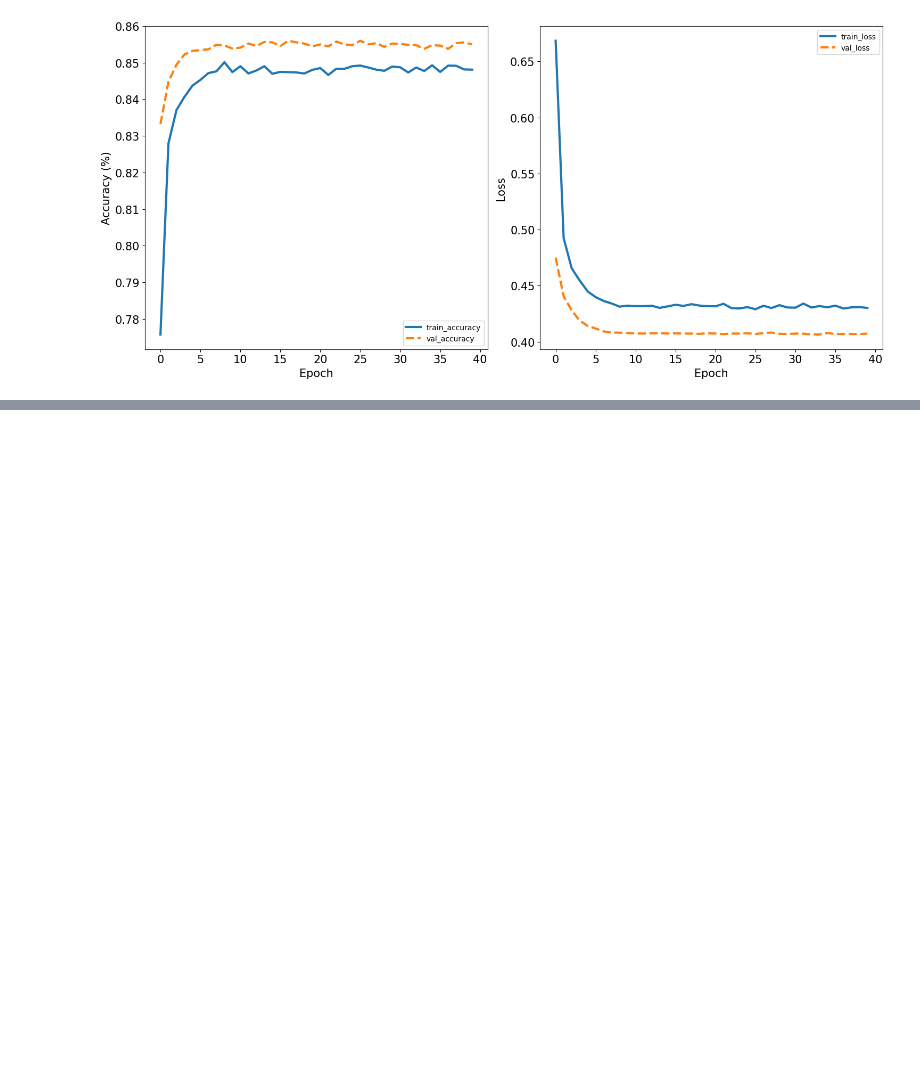
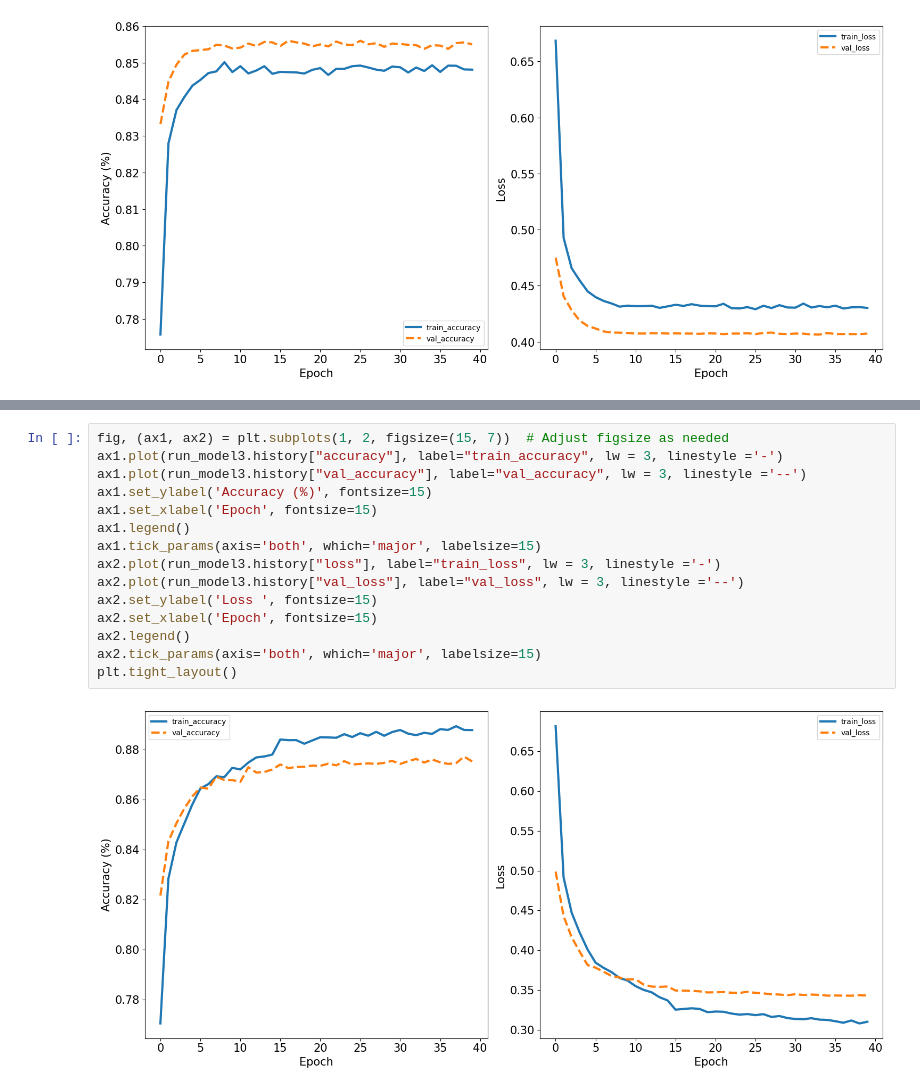
Before and after one commit to ErfanShakouri/AI-DNN-DNN, a Jupyter notebook: Classification(learning rate).ipynb, the cells around one changed output, grey strips where cells are left out. Drawn from its saved outputs; the diff is of its cells as text; blank space fills up the shorter version.

```diff
--- a/Classification(learning rate).ipynb
+++ b/Classification(learning rate).ipynb
@@ -188,0 +241,17 @@ plt.tight_layout()
+# %%
+fig, (ax1, ax2) = plt.subplots(1, 2, figsize=(15, 7))  # Adjust figsize as needed
+ax1.plot(run_model3.history["accuracy"], label="train_accuracy", lw = 3, linestyle ='-')
+ax1.plot(run_model3.history["val_accuracy"], label="val_accuracy", lw = 3, linestyle ='--')
+ax1.set_ylabel('Accuracy (%)', fontsize=15)
+ax1.set_xlabel('Epoch', fontsize=15)
+ax1.legend()
+ax1.tick_params(axis='both', which='major', labelsize=15)
+ax2.plot(run_model3.history["loss"], label="train_loss", lw = 3, linestyle ='-')
+ax2.plot(run_model3.history["val_loss"], label="val_loss", lw = 3, linestyle ='--')
+ax2.set_ylabel('Loss ', fontsize=15)
+ax2.set_xlabel('Epoch', fontsize=15)
+ax2.legend()
+ax2.tick_params(axis='both', which='major', labelsize=15)
+plt.tight_layout()
+# %% [output]
+[figure, added]
```
Also changed, not shown: parts of 10 cells of this notebook.
